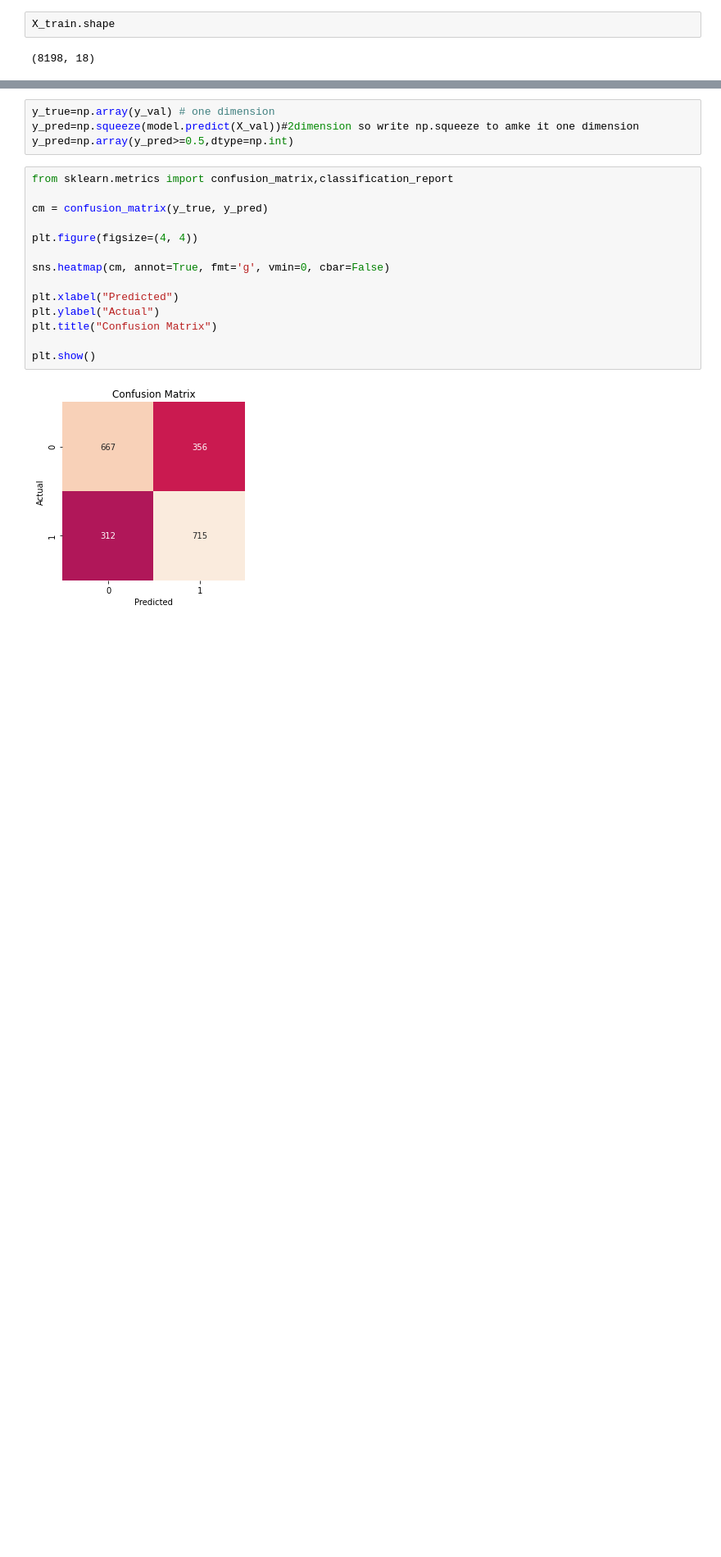
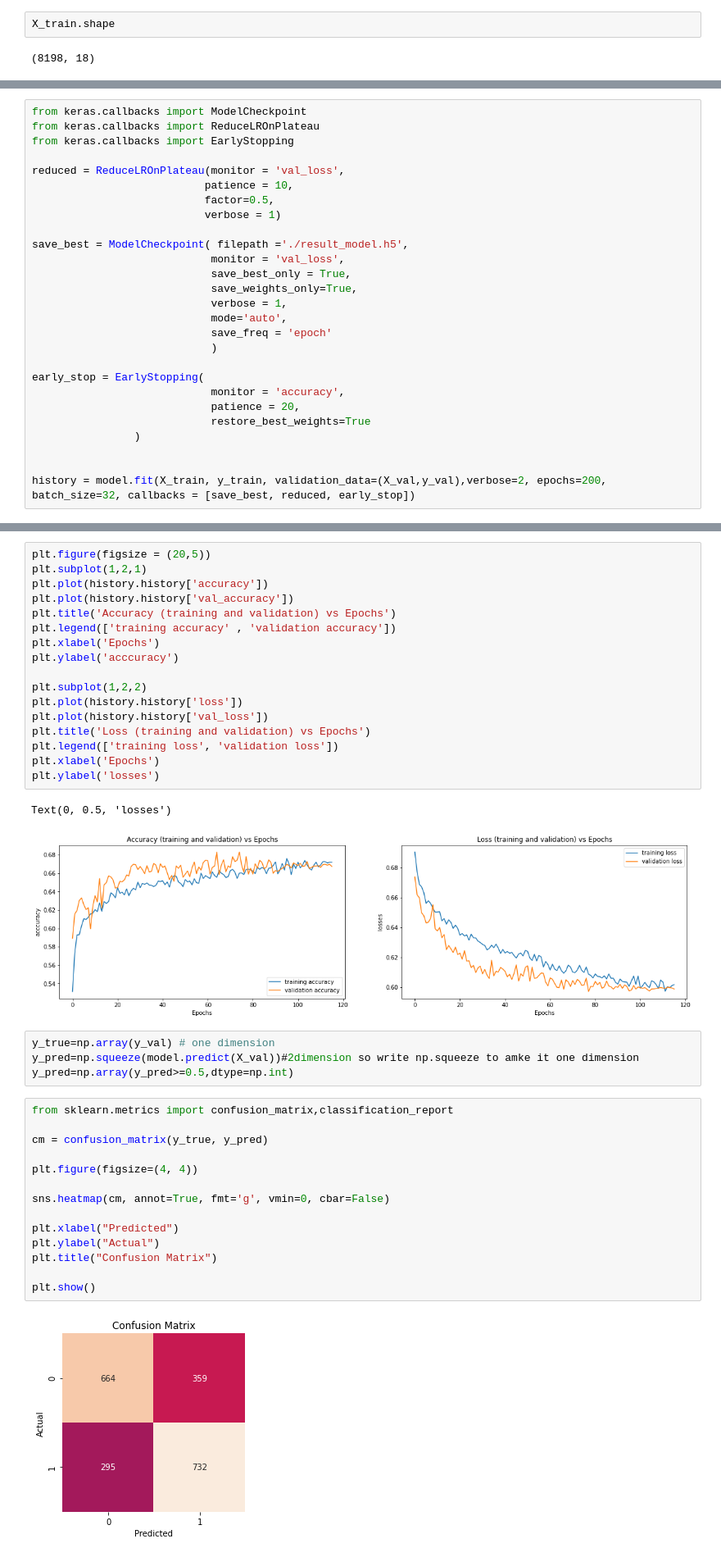
Before and after one commit to sanha-hwang/EEG_project, a Jupyter notebook: Project_EEG_DL.ipynb, the cells around one changed output, grey strips where cells are left out. Shown at 82% size. Saved outputs shown, nothing was run; the diff lists cells and outputs as text; blank space fills up the shorter version.

Commit message:
8. deeplearning model 제작

```diff
--- a/Project_EEG_DL.ipynb
+++ b/Project_EEG_DL.ipynb
@@ -266,0 +219,27 @@ TypeError: ignored
+# %%
+from keras.callbacks import ModelCheckpoint
+from keras.callbacks import ReduceLROnPlateau
+from keras.callbacks import EarlyStopping
+
+reduced = ReduceLROnPlateau(monitor = 'val_loss',
+                           patience = 10,
+                           factor=0.5,
+                           verbose = 1)
+
+save_best = ModelCheckpoint( filepath ='./result_model.h5',
+                            monitor = 'val_loss',
+                            save_best_only = True,
+                            save_weights_only=True,
+                            verbose = 1,
+                            mode='auto',
+                            save_freq = 'epoch'
+                            )
+
+early_stop = EarlyStopping(
+                            monitor = 'accuracy',
+                            patience = 20,
+                            restore_best_weights=True
+                )
+
+
+history = model.fit(X_train, y_train, validation_data=(X_val,y_val),verbose=2, epochs=200, batch_size=32, callbacks = [save_best, reduced, early_stop])
@@ -267,3 +264,23 @@ TypeError: ignored
+# %%
+plt.figure(figsize = (20,5))
+plt.subplot(1,2,1)
+plt.plot(history.history['accuracy'])
+plt.plot(history.history['val_accuracy'])
+plt.title('Accuracy (training and validation) vs Epochs')
+plt.legend(['training accuracy' , 'validation accuracy'])
+plt.xlabel('Epochs')
+plt.ylabel('acccuracy')
+
+plt.subplot(1,2,2)
+plt.plot(history.history['loss'])
+plt.plot(history.history['val_loss'])
+plt.title('Loss (training and validation) vs Epochs')
+plt.legend(['training loss', 'validation loss'])
+plt.xlabel('Epochs')
+plt.ylabel('losses')
+# %% [output]
+Text(0, 0.5, 'losses')
+[figure, added]
 # %%
 y_true=np.array(y_val) # one dimension
 y_pred=np.squeeze(model.predict(X_val))#2dimension so write np.squeeze to amke it one dimension
```
Also changed, not shown: parts of 26 cells of this notebook.
